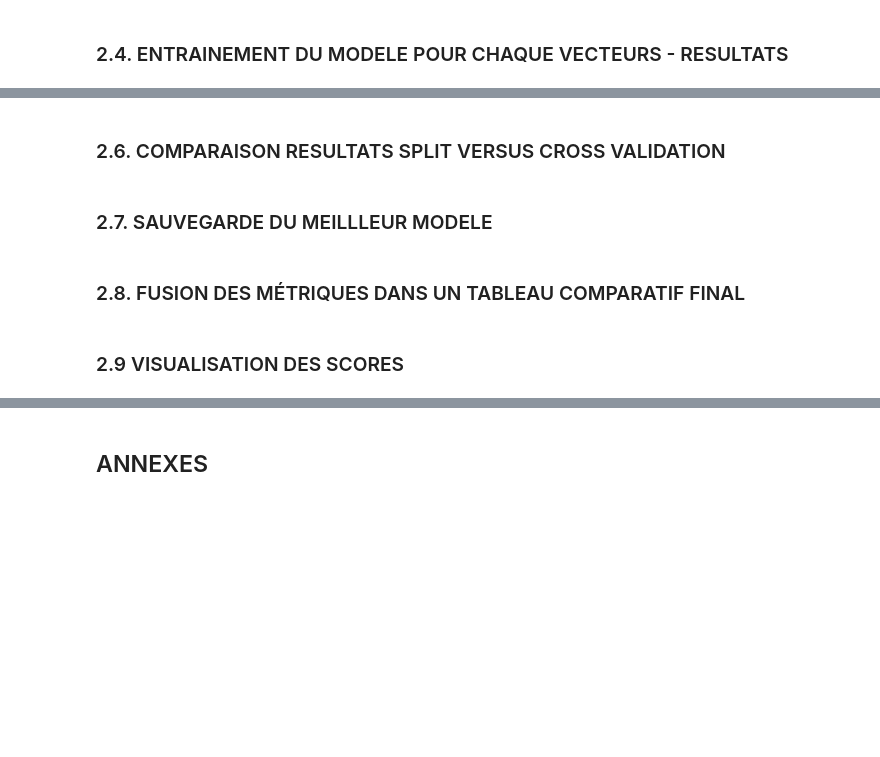
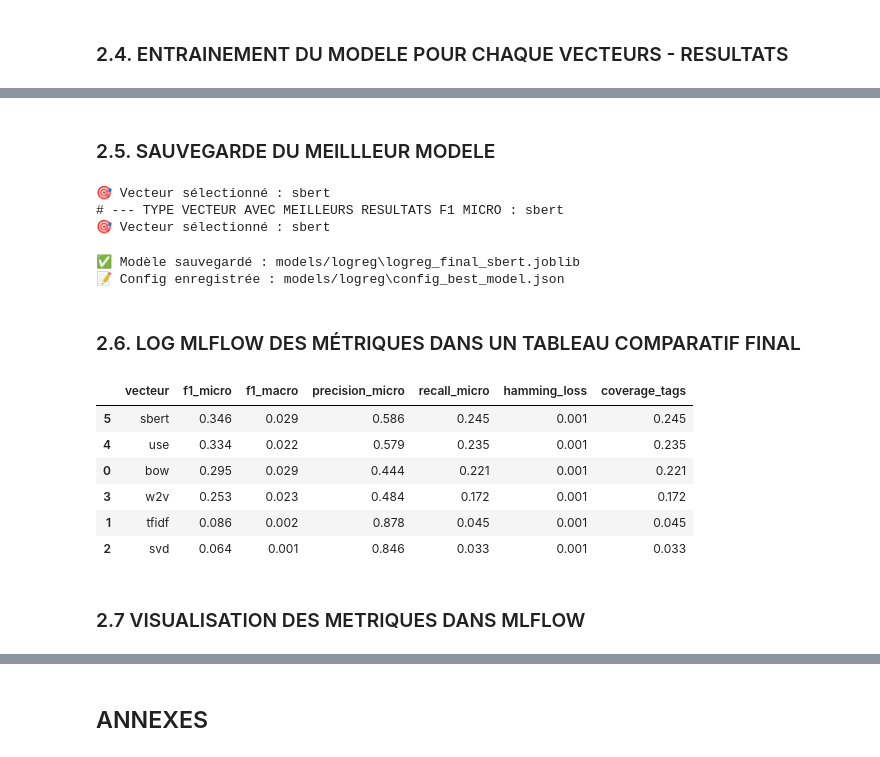
Before and after one commit to QuantumIza/tag-suggester, a Jupyter notebook: notebooks/4_modele_supervise_mlflow.ipynb, the cells around one changed output, grey strips where cells are left out. Cells and saved outputs as stored; diff of their text form; code cells hidden in the pictures; blank space fills up the shorter version.

```diff
--- a/notebooks/4_modele_supervise_mlflow.ipynb
+++ b/notebooks/4_modele_supervise_mlflow.ipynb
@@ -322,2 +285,0 @@ display(df_cv_results)
-# %% [markdown]
-### 2.6. COMPARAISON RESULTATS SPLIT VERSUS CROSS VALIDATION
@@ -352,28 +286,27 @@ display(df_model_metrics)
 # %% [markdown]
-### 2.7. SAUVEGARDE DU MEILLLEUR MODELE
+### 2.5. SAUVEGARDE DU MEILLLEUR MODELE
 # %%
 # -------------------------------------------
 # --- RECHARGEMENT DES MODULES DE MODELISATION
 # -------------------------------------------
 import importlib
-import src.modeling.modeling as mdl
+import src.tags_suggester.modeling.modeling as mdl
 importlib.reload(mdl)
-# ---------------------------------------------------------
-# --- 8. SAUVEGARDE DU MEILLEUR MODÈLE
-# ---------------------------------------------------------
+# --------------------------------------------------------------------------------------------------
+# --- 8. SAUVEGARDE DU MEILLEUR MODÈLE D'APRES RESULTATS ENTRAINEMENT SIMPLE STOCKES DANS df_results
+# ---------------------------------------------------------------------------------------------------
+# --- DETECTION DU MEILLEUR MODELE D'APRES LA METRIQUE F1 MICRO
 best_vector_name = mdl.select_best_vecteur(
     df_results,
      min_f1=0.4,
      min_coverage=0.3,
      ranking_col="f1_micro"
      )
-print(f"best_vector_name : {best_vector_name}")
-# --- SELECTION DU MEILLEUR MODELE D'APRES LES METRIQUES PUIS SAUVEGARDE
-# 📁 Créer le dossier complet s’il n’existe pas
+print(f"# --- TYPE VECTEUR AVEC MEILLEURS RESULTATS F1 MICRO : {best_vector_name}")
+# --- SAUVEGARDE DU MEILLEUR MODELE
 model_directory = "models/logreg"
 os.makedirs(model_directory, exist_ok=True)
 final_model, best_vect_name, path = mdl.save_best_model(
-    # df_model_metrics,
     df_results,
     splits_dict,
     y_train,
@@ -382,45 +315,55 @@ final_model, best_vect_name, path = mdl.save_best_model(
     model_type=model_type,
     save_dir=model_directory
 )
+# %% [output]
+🎯 Vecteur sélectionné : sbert
+# --- TYPE VECTEUR AVEC MEILLEURS RESULTATS F1 MICRO : sbert
+🎯 Vecteur sélectionné : sbert
+✅ Modèle sauvegardé : models/logreg\logreg_final_sbert.joblib
+📝 Config enregistrée : models/logreg\config_best_model.json
 # %% [markdown]
-### 2.8. FUSION DES MÉTRIQUES DANS UN TABLEAU COMPARATIF FINAL
+### 2.6. LOG MLFLOW DES MÉTRIQUES DANS UN TABLEAU COMPARATIF FINAL
 # %%
 # -------------------------------------------
 # --- RECHARGEMENT DES MODULES DE MODELISATION
 # -------------------------------------------
 import importlib
-import src.modeling.modeling as mdl
+import src.tags_suggester.modeling.modeling as mdl
 importlib.reload(mdl)
 
-
-
-# ---------------------------------------------------------
-# --- FUSION DES MÉTRIQUES DANS UN TABLEAU COMPARATIF FINAL
-# ---------------------------------------------------------
-# --- Fusionner les DataFrames sur la colonne 'vecteur'
-df_merged = df_results.merge(df_cv_results, on="vecteur")
-
-# ✨ Arrondi pour lisibilité
-df_merged[["f1_micro", "hamming_loss", "coverage_tags", "f1_cv"]] = df_merged[
-    ["f1_micro", "hamming_loss", "coverage_tags", "f1_cv"]
+# -----------------------------------------
+# --- ARRONDI A 3 CHIFFRES POUR LISIBILITE
+# -----------------------------------------
+df_results[
+    ["f1_micro", "f1_macro", "precision_micro", "recall_micro", "hamming_loss", "coverage_tags"]
+    ] = df_results[
+    ["f1_micro", "f1_macro", "precision_micro", "recall_micro", "hamming_loss", "coverage_tags"]
 ].round(3)
 
-# ---------------------------------------------------------
-# --- LOG DU TABLEAU COMPARATIF DANS MLFLOW
-# ---------------------------------------------------------
+# --------------------------------------
+# --- LOG MLFLOW DU TABLEAU COMPARATIF
+# --------------------------------------
 os.makedirs(model_directory, exist_ok=True)
 mlflow.end_run()
 with mlflow.start_run(run_name="comparatif_vecteurs_final"):
     csv_path = f"{model_directory}/comparatif_vecteurs.csv"
-    df_merged.to_csv(csv_path, index=False)
+    df_results.to_csv(csv_path, index=False)
     mlflow.log_artifact(csv_path)
 
-# ---------------------------------------------------------
-# 👀 AFFICHAGE FINAL DANS LE NOTEBOOK
-# ---------------------------------------------------------
-display(df_merged.sort_values("f1_micro", ascending=False))
+# ---------------------------------------------
+# --- AFFICHAGE DE CE TABLEAU DANS LE NOTEBOOK
+# ----------------------------------------------
+display(df_results.sort_values("f1_micro", ascending=False))
+# %% [output]
+|  | vecteur | f1_micro | f1_macro | precision_micro | recall_micro | hamming_loss | coverage_tags |
+| 5 | sbert | 0.346 | 0.029 | 0.586 | 0.245 | 0.001 | 0.245 |
+| 4 | use | 0.334 | 0.022 | 0.579 | 0.235 | 0.001 | 0.235 |
+| 0 | bow | 0.295 | 0.029 | 0.444 | 0.221 | 0.001 | 0.221 |
+| 3 | w2v | 0.253 | 0.023 | 0.484 | 0.172 | 0.001 | 0.172 |
+| 1 | tfidf | 0.086 | 0.002 | 0.878 | 0.045 | 0.001 | 0.045 |
+| 2 | svd | 0.064 | 0.001 | 0.846 | 0.033 | 0.001 | 0.033 |
 # %% [markdown]
-### 2.9 VISUALISATION DES SCORES
+### 2.7 VISUALISATION DES METRIQUES DANS MLFLOW
 # %%
 # -------------------------------------------
 # --- RECHARGEMENT DES MODULES DE MODELISATION
```
Also changed, not shown: parts of 24 cells of this notebook, 19 other files.
